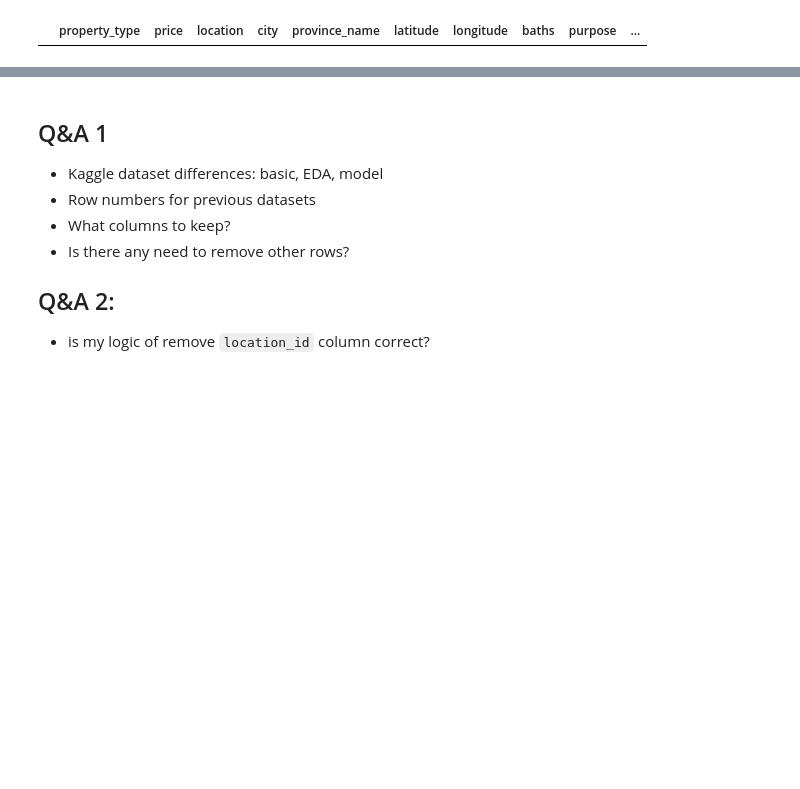
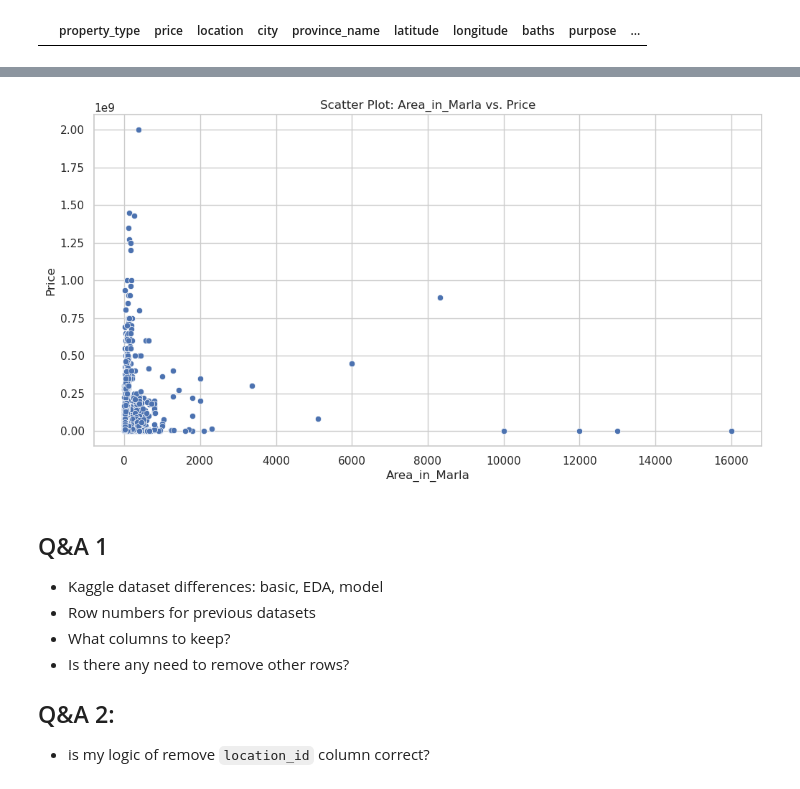
Before and after one commit to liviubalan/data-science-projects, a Jupyter notebook: kaggle/01-house-prices-2023/01-Kaggle House Prices 2023.ipynb, the cells around one changed output, grey strips where cells are left out. Saved outputs shown, nothing was run; the diff lists cells and outputs as text; code cells hidden in the pictures; blank space fills up the shorter version.

```diff
--- a/kaggle/01-house-prices-2023/01-Kaggle House Prices 2023.ipynb
+++ b/kaggle/01-house-prices-2023/01-Kaggle House Prices 2023.ipynb
@@ -359,0 +408,11 @@ df.to_csv('data/export.csv')
+# %%
+# Relationships with Target Variable - Scatter Plot
+# Create scatter plot to explore relationship with target variable (price)
+plt.figure(figsize=(12, 6))
+sns.scatterplot(x='Area_in_Marla', y='price', data=df)
+plt.title('Scatter Plot: Area_in_Marla vs. Price')
+plt.xlabel('Area_in_Marla')
+plt.ylabel('Price')
+plt.show()
+# %% [output]
+[figure, added]
```
Also changed, not shown: parts of 7 cells of this notebook.
